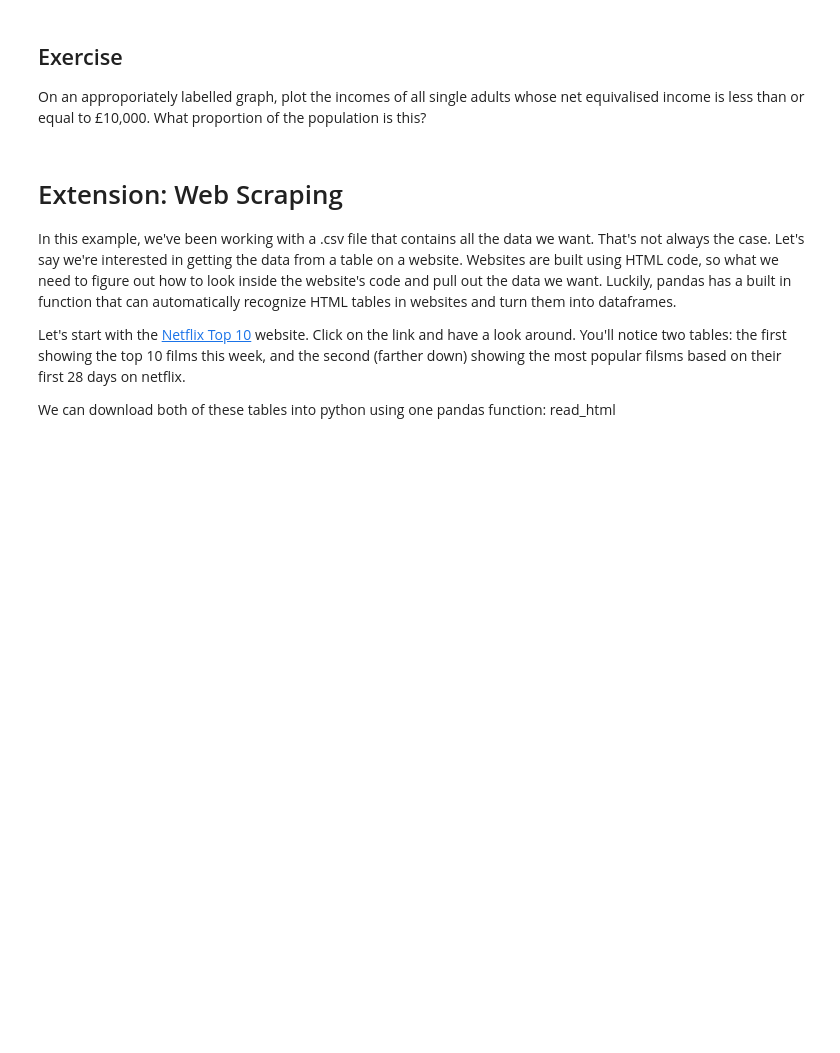
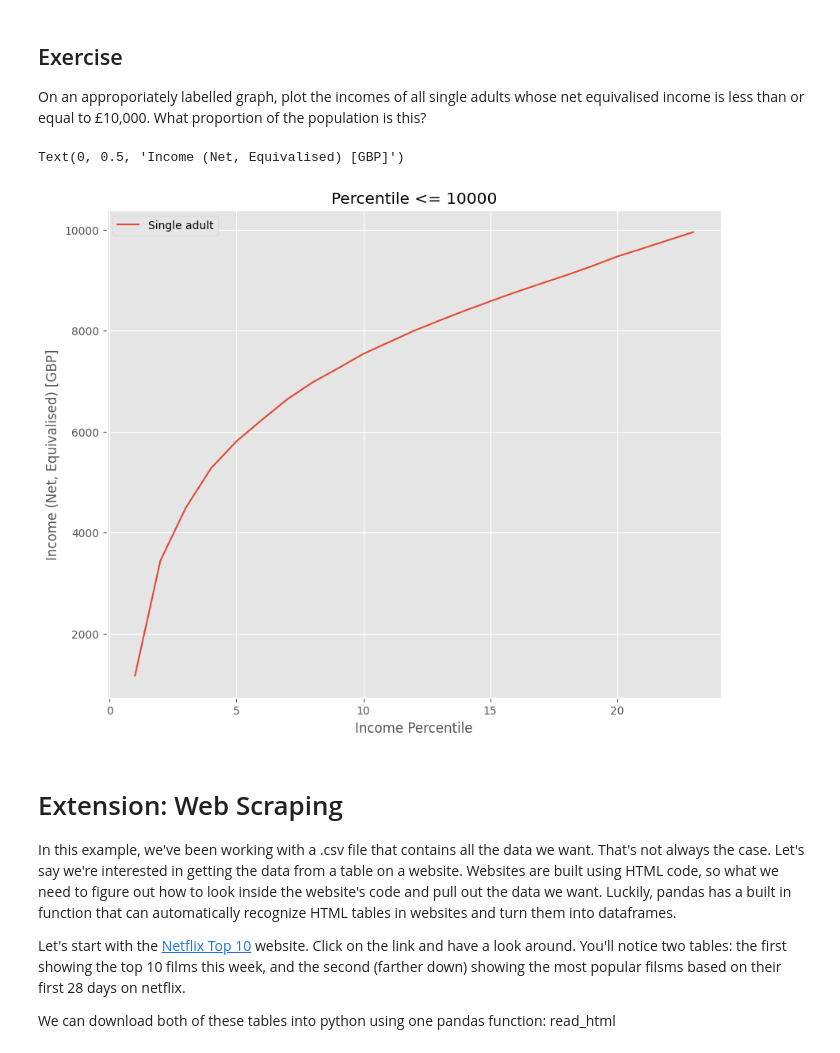
Before and after one commit to snig-17/QM2, a Jupyter notebook: notebooks/W02. Pandas.ipynb, the cells around one changed output. Drawn from its saved outputs; the diff is of its cells as text; code cells hidden in the pictures; blank space fills up the shorter version.

```diff
--- a/notebooks/W02. Pandas.ipynb
+++ b/notebooks/W02. Pandas.ipynb
@@ -345,6 +417,18 @@ We won't dwell on comparative operative, here we've used ">" to mean "is greater
 # %% [markdown]
 ## Exercise
 On an approporiately labelled graph, plot the incomes of all single adults whose net equivalised income is less than or equal to £10,000. What proportion of the population is this?
+# %%
+filtered = income[['Single adult']]
+filtered = filtered.replace(',', '', regex=True)
+filtered = filtered.replace('-', 'NaN', regex=True).astype('float')
+filtered = filtered[filtered['Single adult']<10000]
+filtered.plot()
+plt.title('Percentile <= 10000')
+plt.xlabel('Income Percentile')
+plt.ylabel('Income (Net, Equivalised) [GBP]')
+# %% [output]
+Text(0, 0.5, 'Income (Net, Equivalised) [GBP]')
+[figure, added]
 # %% [markdown]
 # Extension: Web Scraping
 
```
Also changed, not shown: parts of 20 cells of this notebook.
